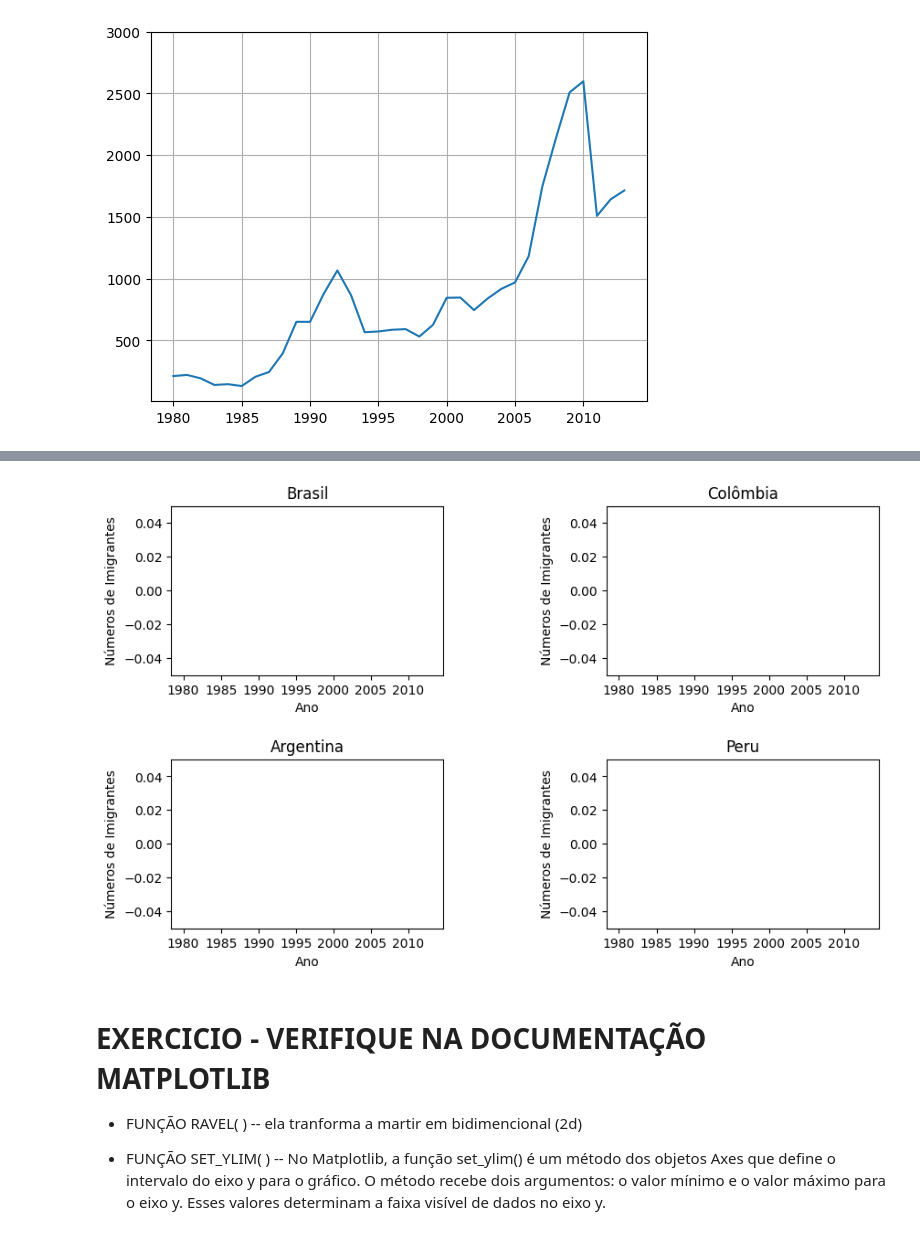
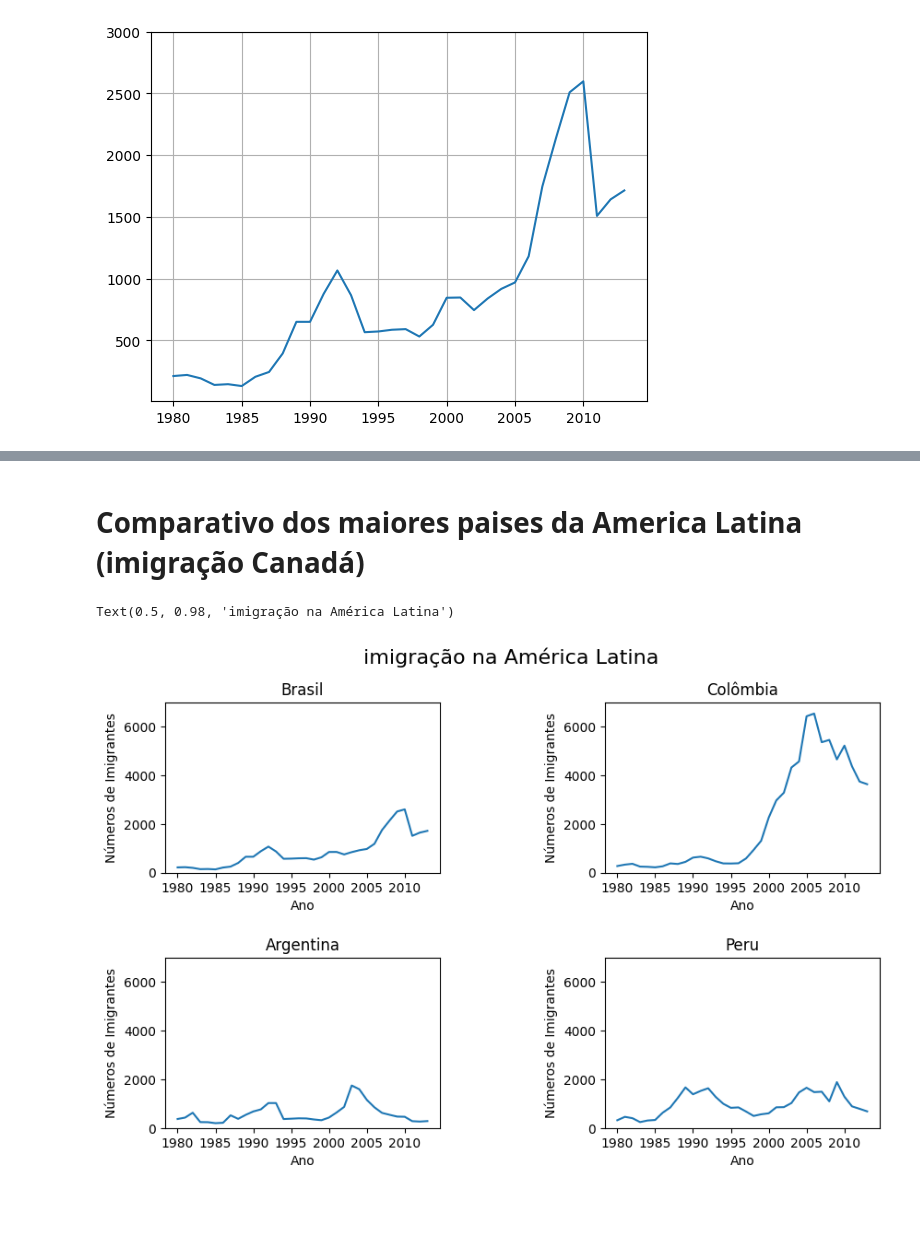
Before and after one commit to JulianaRximenes/datascience, a Jupyter notebook: semana_estatistica/aula1.ipynb, the cells around one changed output, grey strips where cells are left out. Cells and saved outputs as stored; diff of their text form; code cells hidden in the pictures; blank space fills up the shorter version.

```diff
--- a/semana_estatistica/aula1.ipynb
+++ b/semana_estatistica/aula1.ipynb
@@ -28,7 +26,7 @@ import pandas as pd
 # %%
 import matplotlib.pyplot as plt
 # %%
-df = pd.read_csv('datasets/imigrantes_canada.csv')
+df = pd.read_csv('dataset/imigrantes_canada.csv')
 # %%
 df
 # %% [output]
@@ -236,0 +197,9 @@ Note: you may need to restart the kernel to use updated packages.
+# %%
+fig , ax = plt.subplots(figsize=(8,4))
+ax.plot(df_brasil['ano'],df_brasil['imigrantes'],lw=5,color='#FE5000',marker='o')
+ax.set_title('Imigração do Brasil para o Canadá \n 1980 a 2013', loc='left')
+ax.xaxis.set_major_locator(plt.MultipleLocator(5))
+ax.set_xlabel('Ano')
+ax.set_ylabel('Número de imigrantes')
+plt.grid(linestyle='--')
+plt.show()
@@ -237,53 +227,41 @@ Note: you may need to restart the kernel to use updated packages.
+# %% [markdown]
+# Comparativo dos maiores paises da America Latina (imigração Canadá)
 # %%
 # Criar uma figura
 fig,axs = plt.subplots(2,2,figsize=(10,6))
 # Brasil
 axs[0,0].plot(df.loc['Brasil',anos])
 axs[0,0].set_title('Brasil')
 
 # Colombia
 axs[0,1].plot(df.loc['Colômbia',anos])
 axs[0,1].set_title('Colômbia')
 
 # Argentina
 axs[1,0].plot(df.loc['Argentina',anos])
 axs[1,0].set_title('Argentina')
 
 # Peru
 axs[1,1].plot(df.loc['Peru',anos])
 axs[1,1].set_title('Peru')
 
 fig.subplots_adjust(hspace=0.5,wspace=0.6)
 
 for ax in axs.flat:
   ax.xaxis.set_major_locator(plt.MultipleLocator(5))
 
 for ax in axs.flat:
   ax.set_xlabel('Ano')
   ax.set_ylabel('Números de Imigrantes')
 
 
-  # USABDO O 'ravel() -  ACHATAR A MATRIZ EVITANDO O USO COMPLETO
-  # FOR
-  # USANDO set_ylim() -  DEFINIR O LIMITE DOS VALORES.
-  # DETERMINAR O MINIMO
-
 ymin = 0
-# DETERMINAR O MAXIMO
-
-ymax = 0
-#   CRIAR UM FPOR USAR ravel( ) - ACHATAR UM MATRIZ BI PARA UMA
-for ax in axs.ravel():
-  # USAR set_ylin() - DETERMINAR O MINIMO E O MAXIMO DO
+ymax = 7000
+# criar um for usar ravel() - achatar uma matriz bi para uma matriz uni
+for ax in axs.ravel(): # uso do array unidminensional
+  # usar set_ylim() - determinar o mínimo e o máximo do eixo y
   ax.set_ylim(ymin,ymax)
+fig.suptitle("imigração na América Latina",fontsize=16)
 # %% [output]
+Text(0.5, 0.98, 'imigração na América Latina')
-[figure, old version]
+[figure, new version]
-# %% [markdown]
-# EXERCICIO - VERIFIQUE NA DOCUMENTAÇÃO MATPLOTLIB
-
-- FUNÇÃO RAVEL( ) -- ela tranforma a martir em bidimencional (2d)
-
-
-
-
-- FUNÇÃO SET_YLIM( ) -- No Matplotlib, a função set_ylim() é um método dos objetos Axes que define o intervalo do eixo y para o gráfico. O método recebe dois argumentos: o valor mínimo e o valor máximo para o eixo y. Esses valores determinam a faixa visível de dados no eixo y.
```
Also changed, not shown: parts of 29 cells of this notebook, 5 other files.
